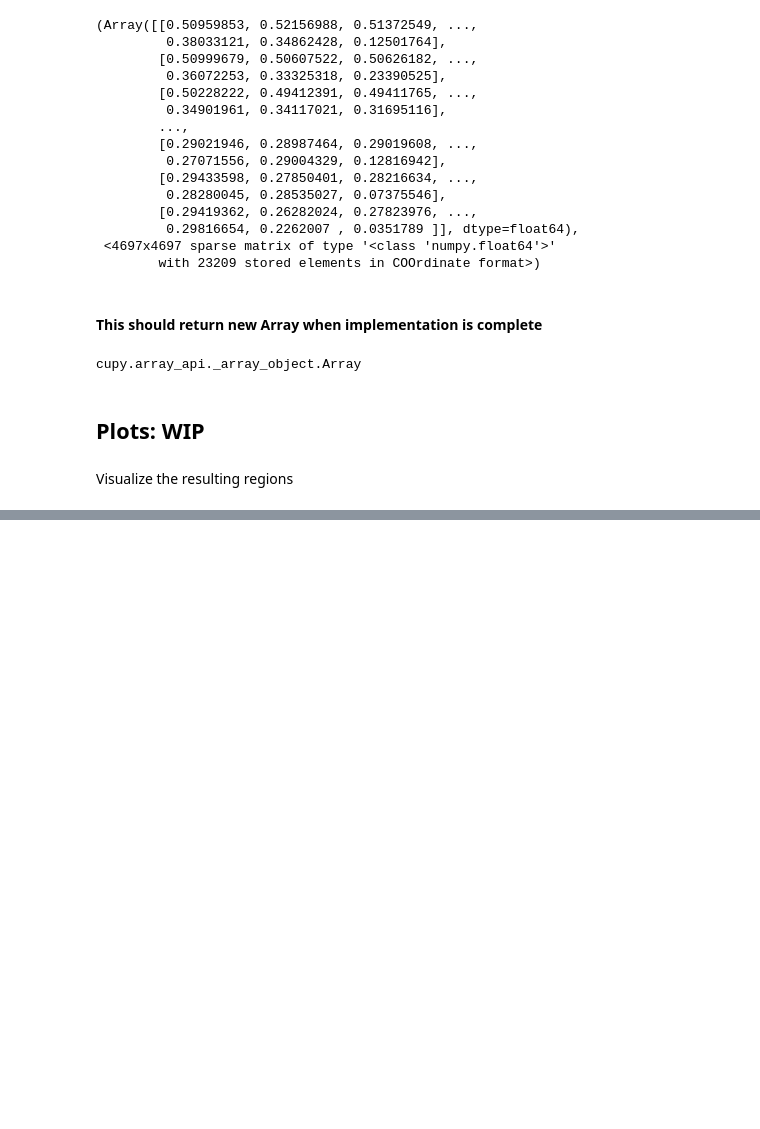
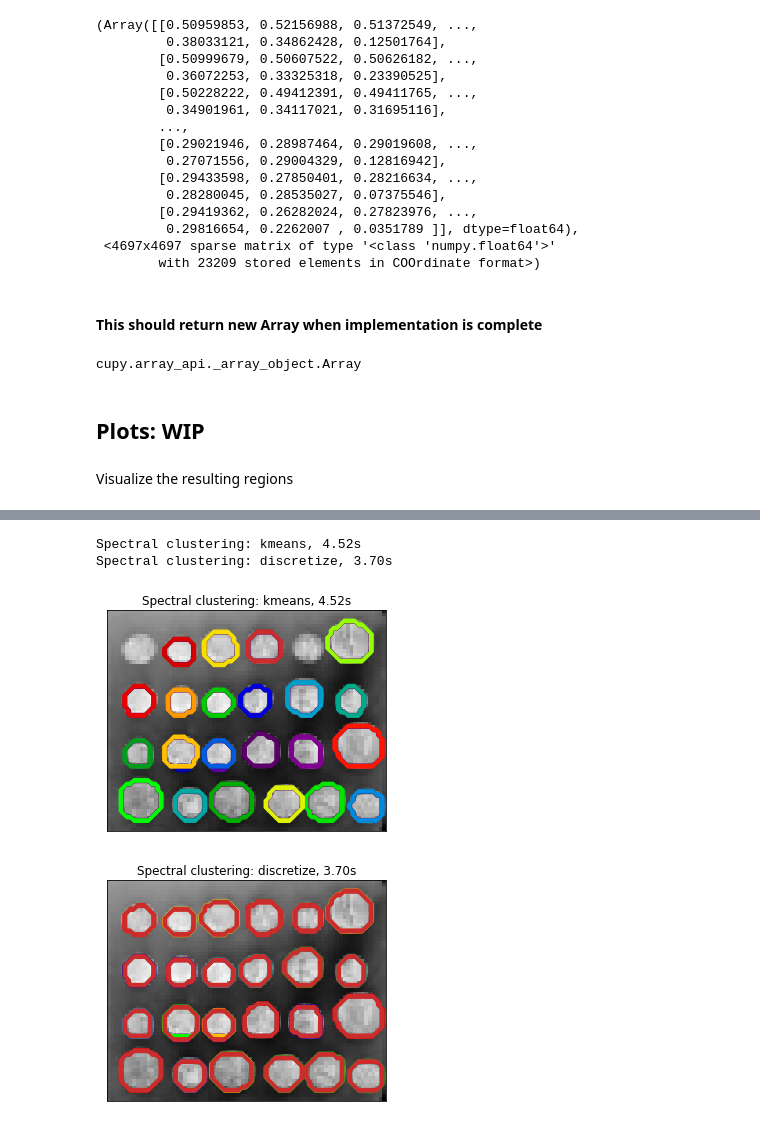
Before and after one commit to Quansight-Labs/array-api-gpu-demo, a Jupyter notebook: plot_coin_segmentation.ipynb, the cells around one changed output, grey strips where cells are left out. Saved outputs shown, nothing was run; the diff lists cells and outputs as text; code cells hidden in the pictures; blank space fills up the shorter version.

Commit message:
Replace cucim with skimage

```diff
--- a/plot_coin_segmentation.ipynb
+++ b/plot_coin_segmentation.ipynb
@@ -49,7 +49,7 @@ def create_image_graph(coins, gaussian_filter, rescale):
     smoothened_coins = gaussian_filter(coins, sigma=2)
     # Taking the old array for cucim as we don't need to change cucim to support Array API
     # We'll change skimage to support Array API rather.
-    smoothened_coins = smoothened_coins._array if hasattr(smoothened_coins, '_array') else smoothened_coins
+    # smoothened_coins = smoothened_coins._array if hasattr(smoothened_coins, '_array') else smoothened_coins
     rescaled_coins = rescale(smoothened_coins, 0.2, mode="reflect", **rescale_params)
 
     # Convert the image into a graph with the value of the gradient on the
@@ -89,8 +89,11 @@ from cupyx.scipy.ndimage import gaussian_filter as cupy_gaussian_filter
 from cucim.skimage.transform import rescale as cucim_rescale
 import cupy.array_api as cpx
 
+# rescale_function = cucim_rescale
+rescale_function = skimage_rescale
+
 orig_coins = cpx.asarray(coins())
-rescaled_coins2, graph2 = create_image_graph(orig_coins, cupy_gaussian_filter, cucim_rescale)
+rescaled_coins2, graph2 = create_image_graph(orig_coins, cupy_gaussian_filter, rescale_function)
 rescaled_coins2, graph2
 # %% [output]
 (Array([[0.50959853, 0.52156988, 0.51372549, ...,
@@ -123,12 +126,13 @@ cupy.array_api._array_object.Array
 beta = 10
 eps = 1e-6
 
-def set_graph_data(graph):
-    graph.data = np.exp(-beta * graph.data / graph.data.std()) + eps
+def set_graph_data(array, graph):
+    graph.data = array.exp(-beta * array.asarray(graph.data) / array.std(array.asarray(graph.data))) + eps
+    graph.data = graph.data._array
     return graph
 
-graph1 = set_graph_data(graph1)
-graph2 = set_graph_data(graph2)
+graph1 = set_graph_data(npx, graph1)
+graph2 = set_graph_data(cpx, graph2)
 # Apply spectral clustering (this step goes much faster if you have pyamg
 # installed)
 N_REGIONS = 25
@@ -161,2 +168,9 @@ from skimage.transform import rescale as skimage_rescale
+# %%
+graph2.data = graph2.data.get()
 # %%
-plot_(graph2, rescaled_coins2.get())
+plot_(graph2, rescaled_coins2._array.get())
+# %% [output]
+Spectral clustering: kmeans, 4.52s
+Spectral clustering: discretize, 3.70s
+[figure, added]
+[figure, added]
```
Also changed, not shown: parts of 4 cells of this notebook.
